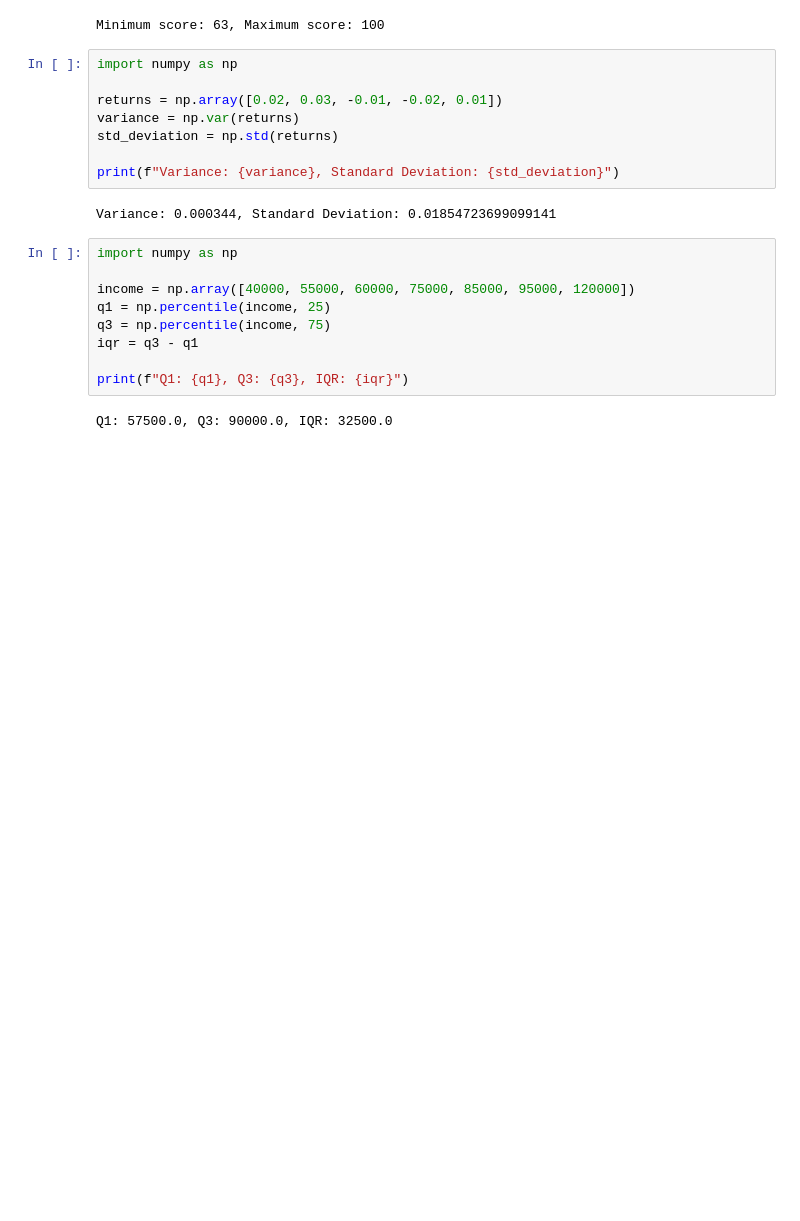
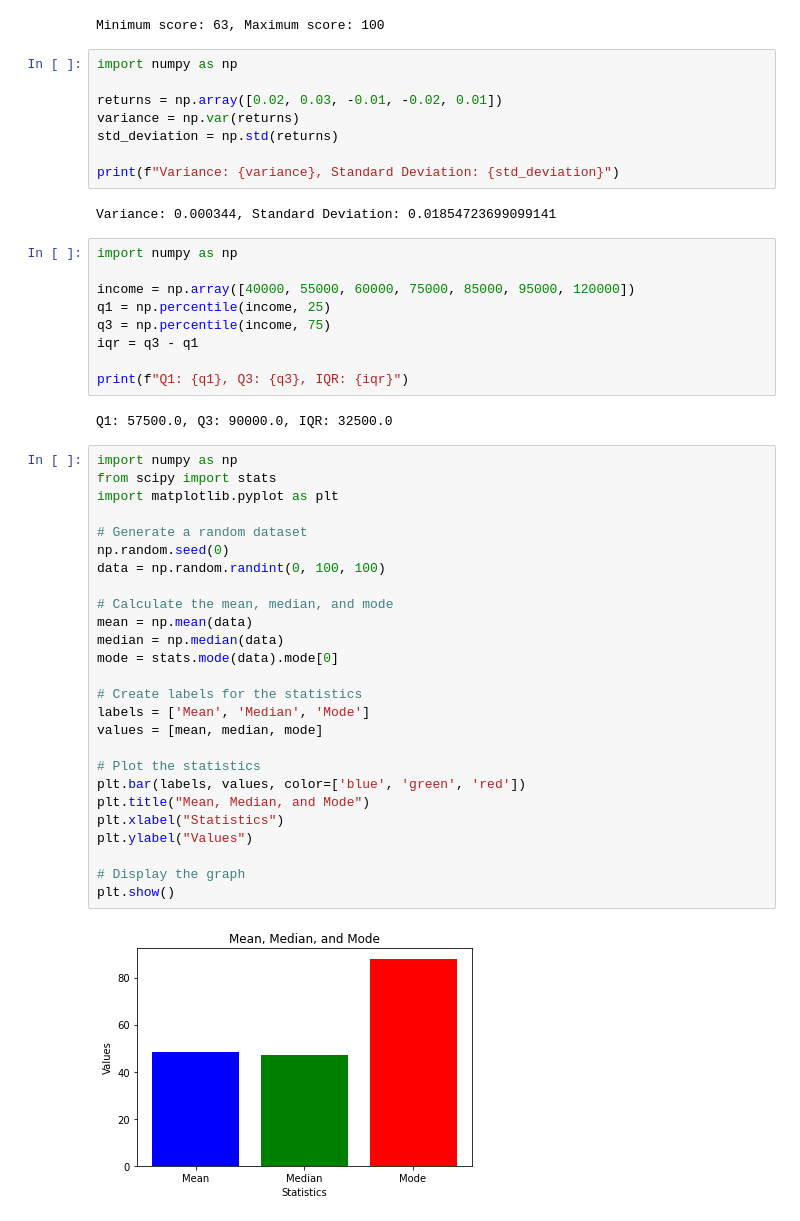
Before and after one commit to Karthik-Sa/NumPy, a Jupyter notebook: article examples.ipynb, the cells around one changed output. Drawn from its saved outputs; the diff is of its cells as text; blank space fills up the shorter version.

```diff
--- a/article examples.ipynb
+++ b/article examples.ipynb
@@ -68,3 +68,31 @@ iqr = q3 - q1
 print(f"Q1: {q1}, Q3: {q3}, IQR: {iqr}")
 # %% [output]
 Q1: 57500.0, Q3: 90000.0, IQR: 32500.0
+# %%
+import numpy as np
+from scipy import stats
+import matplotlib.pyplot as plt
+
+# Generate a random dataset
+np.random.seed(0)
+data = np.random.randint(0, 100, 100)
+
+# Calculate the mean, median, and mode
+mean = np.mean(data)
+median = np.median(data)
+mode = stats.mode(data).mode[0]
+
+# Create labels for the statistics
+labels = ['Mean', 'Median', 'Mode']
+values = [mean, median, mode]
+
+# Plot the statistics
+plt.bar(labels, values, color=['blue', 'green', 'red'])
+plt.title("Mean, Median, and Mode")
+plt.xlabel("Statistics")
+plt.ylabel("Values")
+
+# Display the graph
+plt.show()
+# %% [output]
+[figure, added]
```
Also changed, not shown: parts of 2 cells of this notebook.
